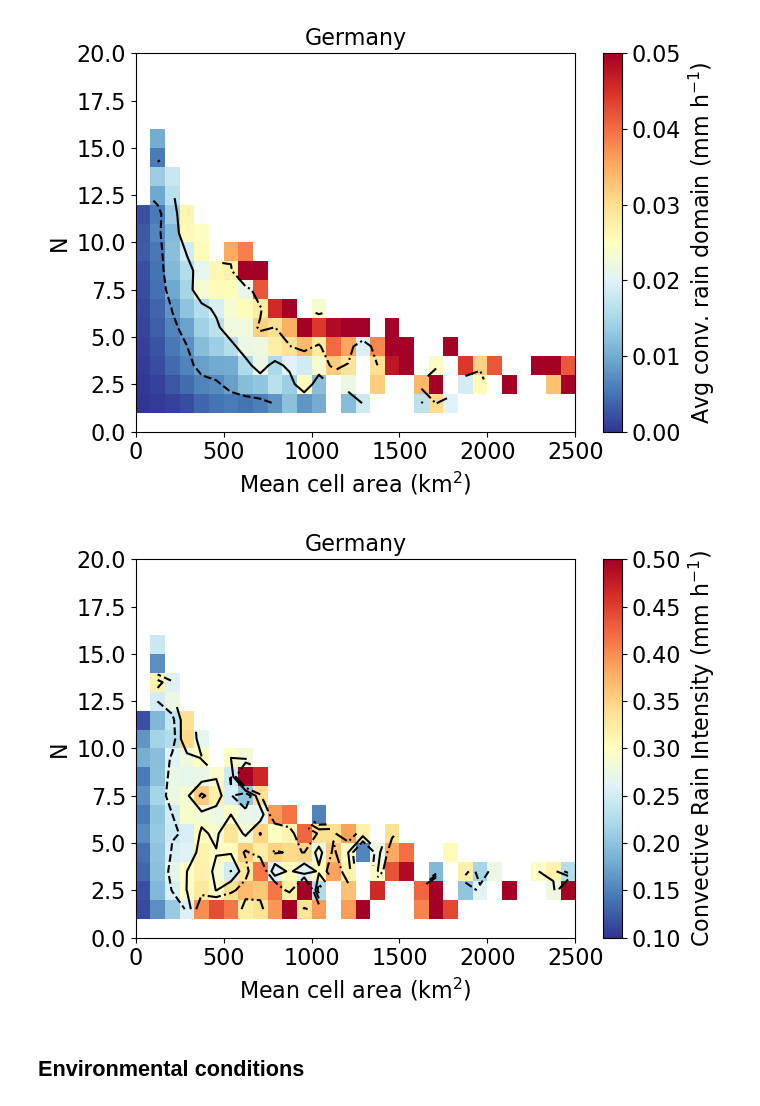
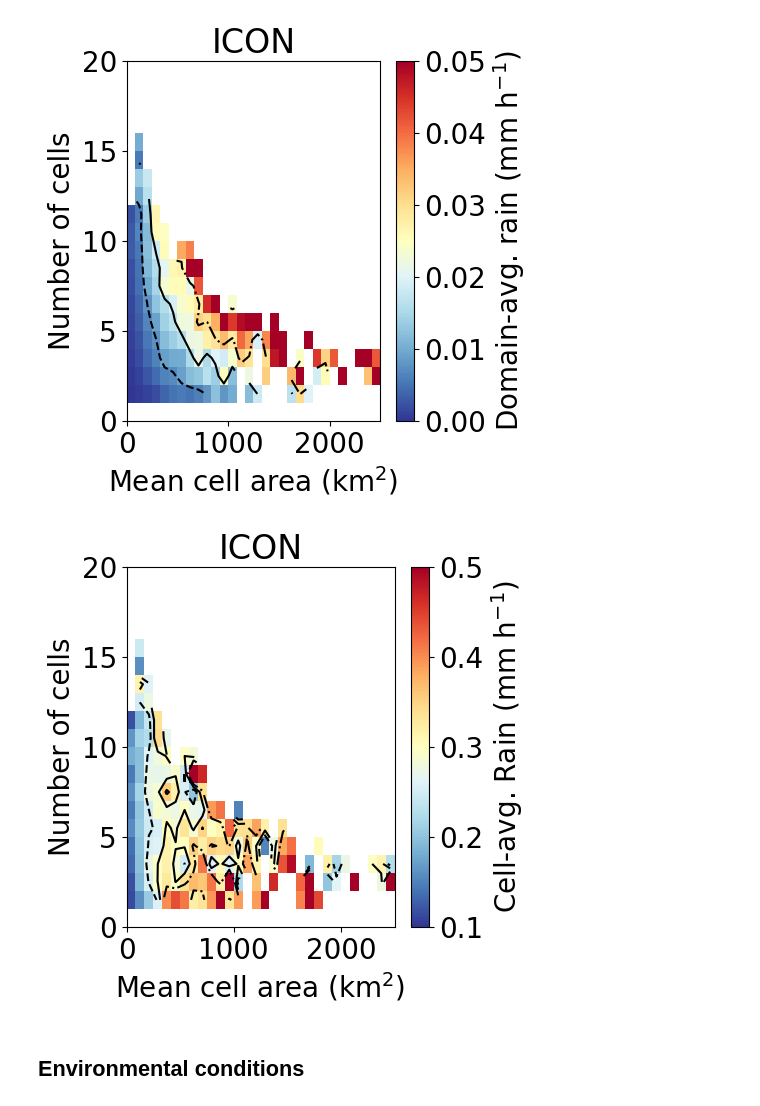
Before and after one commit to 21centuryweather/hk25-AusNode-LargeScaleP, a Jupyter notebook: work_folder/ICON/Darwin_plotting_ICON_vars.ipynb, the cells around one changed output. Cells and saved outputs as stored; diff of their text form; code cells hidden in the pictures.

```diff
--- a/work_folder/ICON/Darwin_plotting_ICON_vars.ipynb
+++ b/work_folder/ICON/Darwin_plotting_ICON_vars.ipynb
@@ -8,6 +8,7 @@ import os
 
 # ======= Set manually =======
 country = "Germany"
+model_name = "ICON"
 region = "Darwin"
 th_i = 0
 xbins, ybins = 30, 20
@@ -22,10 +23,10 @@ plot_folder = "/home/565/dl6968/hk25-AusNode-LargeScaleP/work_folder/Figures"
 os.makedirs(plot_folder, exist_ok=True)
 
 params = {
-    'axes.labelsize': '16',
-    'axes.titlesize': '16',
-    'xtick.labelsize': '16',
-    'ytick.labelsize': '16',
+    'axes.labelsize': '20',
+    'axes.titlesize': '24',
+    'xtick.labelsize': '20',
+    'ytick.labelsize': '20',
     'lines.linewidth': '2',
     'legend.fontsize': '12',
     'figure.figsize': '9, 7'
@@ -74,7 +75,7 @@ counts, xedges, yedges = np.histogram2d(
 counts_masked = np.where(counts > min_count, counts, np.nan)
 X, Y = np.meshgrid(xedges, yedges)
 
-fig, ax = plt.subplots(figsize=(7, 5))
+fig, ax = plt.subplots(figsize=(5, 5))
 
 pcm = plt.pcolormesh(
     X, Y, counts_masked.T,
@@ -86,7 +87,7 @@ plt.colorbar(pcm, label="Count")
 plt.xlabel("CAF (%)")
 plt.ylabel("Mean rain domain (mm h$^{-1}$)")
 # plt.title(f"Bins with sample size > {min_count}\n(pr_th = {pr_th} mm/h)")
-plt.title(country)
+plt.title(model_name)
 plt.xlim([0,95])
 plt.ylim([0,0.6])
 fig.savefig(f"{plot_folder}/{country}_{region}_fig1-1_prth_{pr_th}mmh.png", dpi=300,bbox_inches="tight")
@@ -96,7 +97,7 @@ plt.tight_layout()
 # plt.close()
 
 ## === Second figure: Scatter plot ===
-#plt.figure(figsize=(7, 5))
+#plt.figure(figsize=(5, 5))
 #plt.scatter(x, y, alpha=0.3, s=10)
 #plt.xlabel("CAF (%)")
 #plt.ylabel("Mean rain domain (mm h$^{-1}$)")
@@ -190,38 +191,38 @@ stat[counts <= 1] = np.nan
 vals = stat.flatten()
 vals = vals[~np.isnan(vals)]
 q25, q50, q75 = np.percentile(vals, [25, 50, 75])
 
 # 2) make a centre–point grid for contour (rather than edges)
 x_centers = (xedges[:-1] + xedges[1:]) / 2
 y_centers = (yedges[:-1] + yedges[1:]) / 2
 Xc, Yc = np.meshgrid(x_centers, y_centers)
 
 # 3) pcolormesh your mean field
-fig, ax = plt.subplots(figsize=(7,5))
+fig, ax = plt.subplots(figsize=(5,5))
 pcm = ax.pcolormesh(
     xedges, yedges, stat.T,
     cmap='RdYlBu_r', shading='auto', vmin=0, vmax=0.05
 )
-fig.colorbar(pcm, ax=ax, label="Avg conv. rain domain (mm h$^{-1}$)")
+fig.colorbar(pcm, ax=ax, label="Domain-avg. rain (mm h$^{-1}$)")
 
 # 4) overlay contours at the three quartile levels
 cs = ax.contour(
     Xc, Yc, stat.T,
     levels=[q25, q50, q75],
     colors='k',
     linestyles=['--','-','-.'],
     linewidths=1.5
 )
 # ax.clabel(cs, inline=True, fmt='%.1f', fontsize=10)
 
 ax.set_xlabel("Mean cell area (km$^2$)")
-ax.set_ylabel("N")
-plt.title(f"{country}")
+ax.set_ylabel('Number of cells')
+plt.title(model_name)
 
 fig.savefig(f"{plot_folder}/{country}_{region}_acrd_prth_{pr_th}mmh.png", dpi=300, bbox_inches="tight")
 plt.tight_layout()
 # %% [output]
-[figure, old version]
+[figure, new version]
 # %%
 x = mean_obj_area_arr.values.flatten()
 y = num_obj_arr.values.flatten()
@@ -258,12 +259,12 @@ y_centers = (yedges[:-1] + yedges[1:]) / 2
 Xc, Yc = np.meshgrid(x_centers, y_centers)
 
 # 3) pcolormesh your mean field
-fig, ax = plt.subplots(figsize=(7,5))
+fig, ax = plt.subplots(figsize=(5,5))
 pcm = ax.pcolormesh(
     xedges, yedges, stat.T,
     cmap='RdYlBu_r', shading='auto',vmin=0.1,vmax=0.5
 )
-fig.colorbar(pcm, ax=ax, label="Convective Rain Intensity (mm h$^{-1}$)")
+fig.colorbar(pcm, ax=ax, label="Cell-avg. Rain (mm h$^{-1}$)")
 
 # 4) overlay contours at the three quartile levels
 cs = ax.contour(
@@ -276,13 +277,13 @@ cs = ax.contour(
 # ax.clabel(cs, inline=True, fmt='%.1f', fontsize=10)
 
 ax.set_xlabel("Mean cell area (km$^2$)")
-ax.set_ylabel("N")
-plt.title(f"{country}")
+ax.set_ylabel('Number of cells')
+plt.title(model_name)
 
 fig.savefig(f"{plot_folder}/{country}_{region}_cri_prth_{pr_th}mmh.png", dpi=300, bbox_inches="tight")
 plt.tight_layout()
 # %% [output]
-[figure, old version]
+[figure, new version]
 # %% [markdown]
 ## Environmental conditions
 # %%
```
Also changed, not shown: parts of 6 cells of this notebook, 35 other files.
